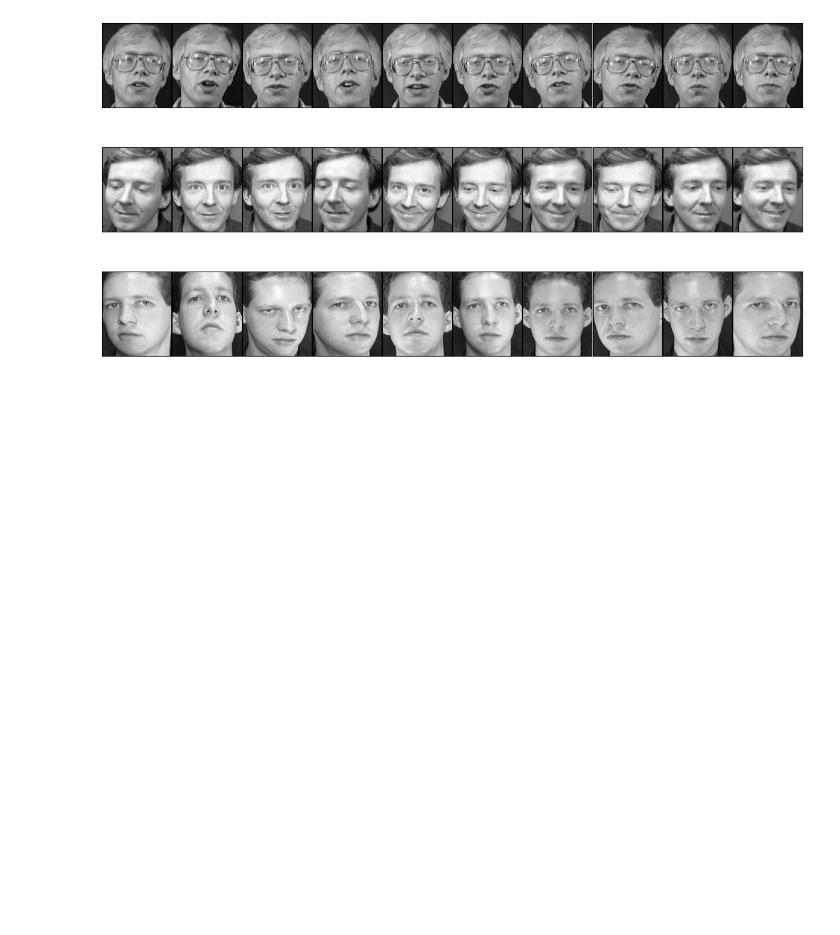
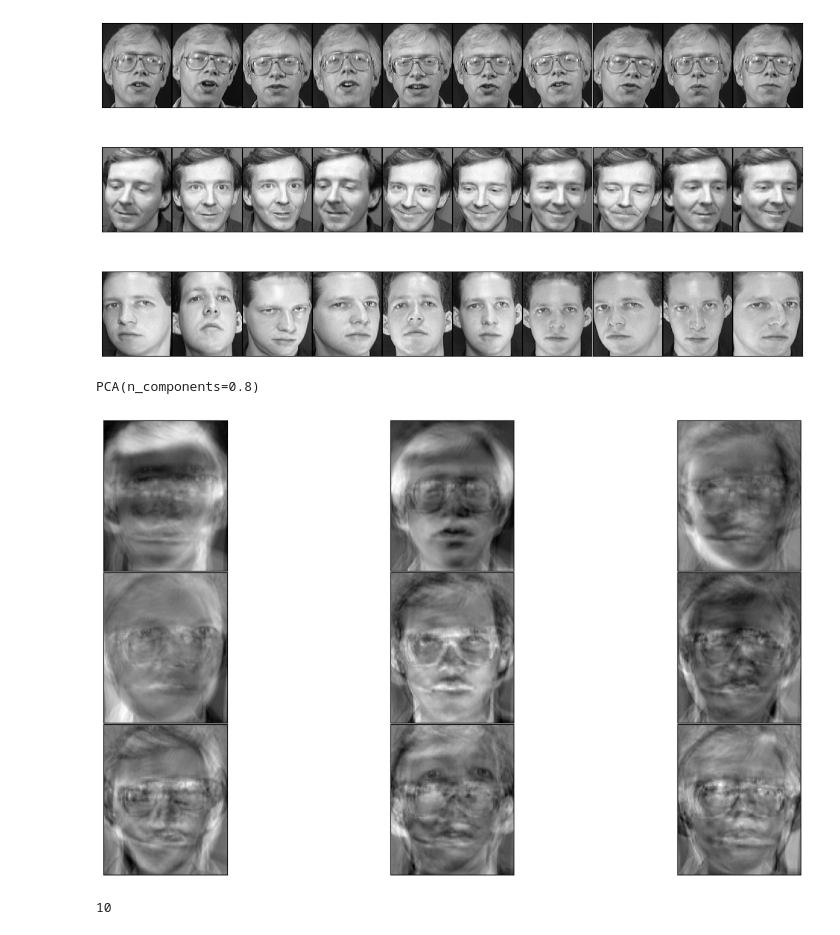
Before and after one commit to alejo-cuello/first-steps-data-science, a Jupyter notebook: 13-pca-applied-to-images.ipynb, the cells around one changed output. Drawn from its saved outputs; the diff is of its cells as text; code cells hidden in the pictures; blank space fills up the shorter version.

Commit message:
pca applied to images

```diff
--- a/13-pca-applied-to-images.ipynb
+++ b/13-pca-applied-to-images.ipynb
@@ -61,3 +62,22 @@ for i, ax in enumerate(axes.flat):
     ax.imshow(faces.iloc[i].values.reshape(112,92), cmap="gray")
 # %% [output]
 [figure]
+# %%
+faces_pca = PCA(n_components=0.8) #n_components is the variance I can keep
+faces_pca.fit(faces)
+# %% [output]
+PCA(n_components=0.8)
+# %%
+rows = 3
+columns = faces_pca.n_components_ // rows
+
+fig, axes = plt.subplots(rows, columns, figsize=(15,8), subplot_kw = { "xticks": [], "yticks": []}, gridspec_kw=dict(hspace=0.01, wspace=0.01))
+
+for i, ax in enumerate(axes.flat):
+    ax.imshow(faces_pca.components_[i].reshape(112,92), cmap="gray")
+# %% [output]
+[figure, added]
+# %%
+print(faces_pca.n_components_)
+# %% [output]
+10
```
Also changed, not shown: parts of 3 cells of this notebook.
